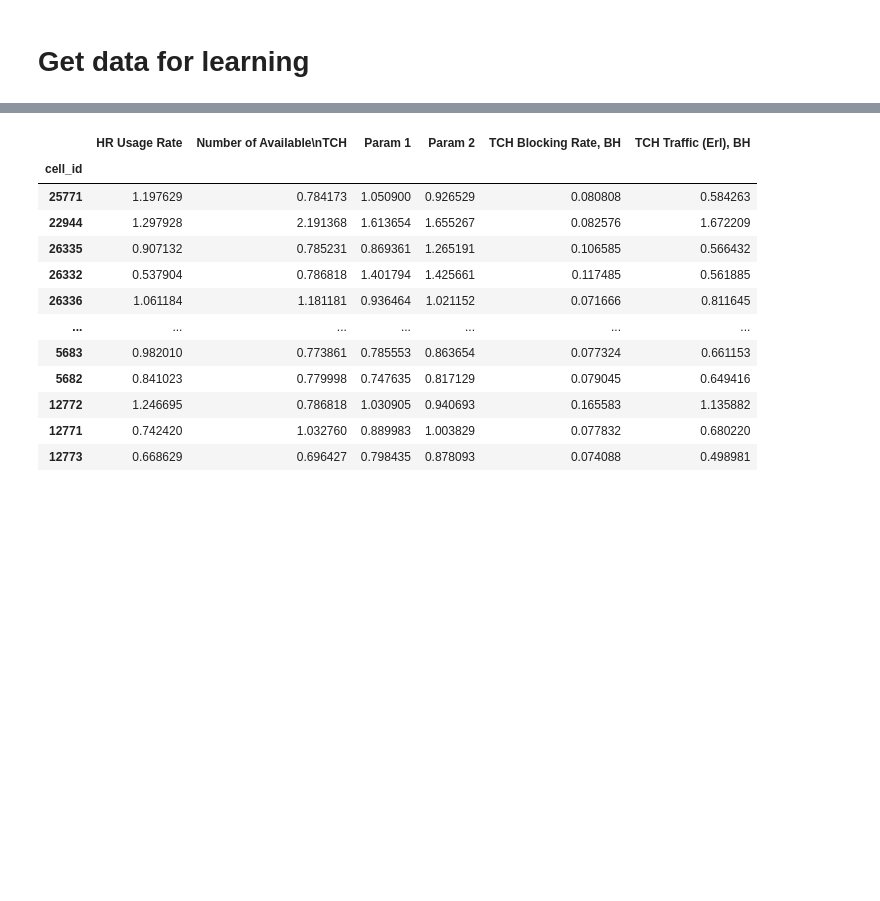
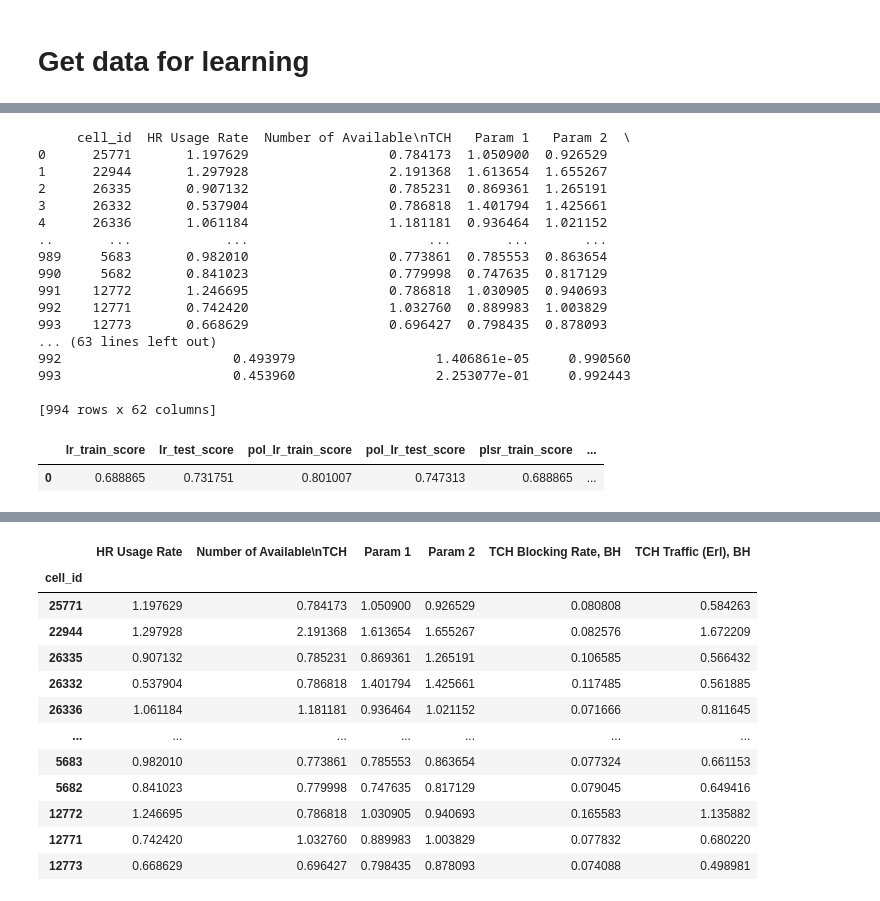
Before and after one commit to S-M157/Bachelor, a Jupyter notebook: RegressDataDrift.ipynb, the cells around one changed output, grey strips where cells are left out. Cells and saved outputs as stored; diff of their text form; code cells hidden in the pictures; blank space fills up the shorter version.

```diff
--- a/RegressDataDrift.ipynb
+++ b/RegressDataDrift.ipynb
@@ -1279,3 +1449,26 @@ def get_by_feature_score(x: str) -> Dict[str, any]:
+# %%
+path = '/home/rid/Projects/Study/Magister/Dyploma/Bachelor/data/generated/models/poly_drift_0'
+get_models_poly_drift_results(orig_df, rewards, features, label, stat_tests, path)
+# %% [output]
+     cell_id  HR Usage Rate  Number of Available\nTCH   Param 1   Param 2  \
+0      25771       1.197629                  0.784173  1.050900  0.926529
+1      22944       1.297928                  2.191368  1.613654  1.655267
+2      26335       0.907132                  0.785231  0.869361  1.265191
+3      26332       0.537904                  0.786818  1.401794  1.425661
+4      26336       1.061184                  1.181181  0.936464  1.021152
+..       ...            ...                       ...       ...       ...
+989     5683       0.982010                  0.773861  0.785553  0.863654
+990     5682       0.841023                  0.779998  0.747635  0.817129
+991    12772       1.246695                  0.786818  1.030905  0.940693
+992    12771       0.742420                  1.032760  0.889983  1.003829
+993    12773       0.668629                  0.696427  0.798435  0.878093
+... (63 lines left out)
+992                      0.493979                  1.406861e-05     0.990560
+993                      0.453960                  2.253077e-01     0.992443
+
+[994 rows x 62 columns]
+|  | lr_train_score | lr_test_score | pol_lr_train_score | pol_lr_test_score | plsr_train_score | ... |
+| 0 | 0.688865 | 0.731751 | 0.801007 | 0.747313 | 0.688865 | ... |
 # %%
 df_to_train = orig_df[['cell_id']].copy()
 
```
Also changed, not shown: parts of 13 cells of this notebook, 1 other file.
